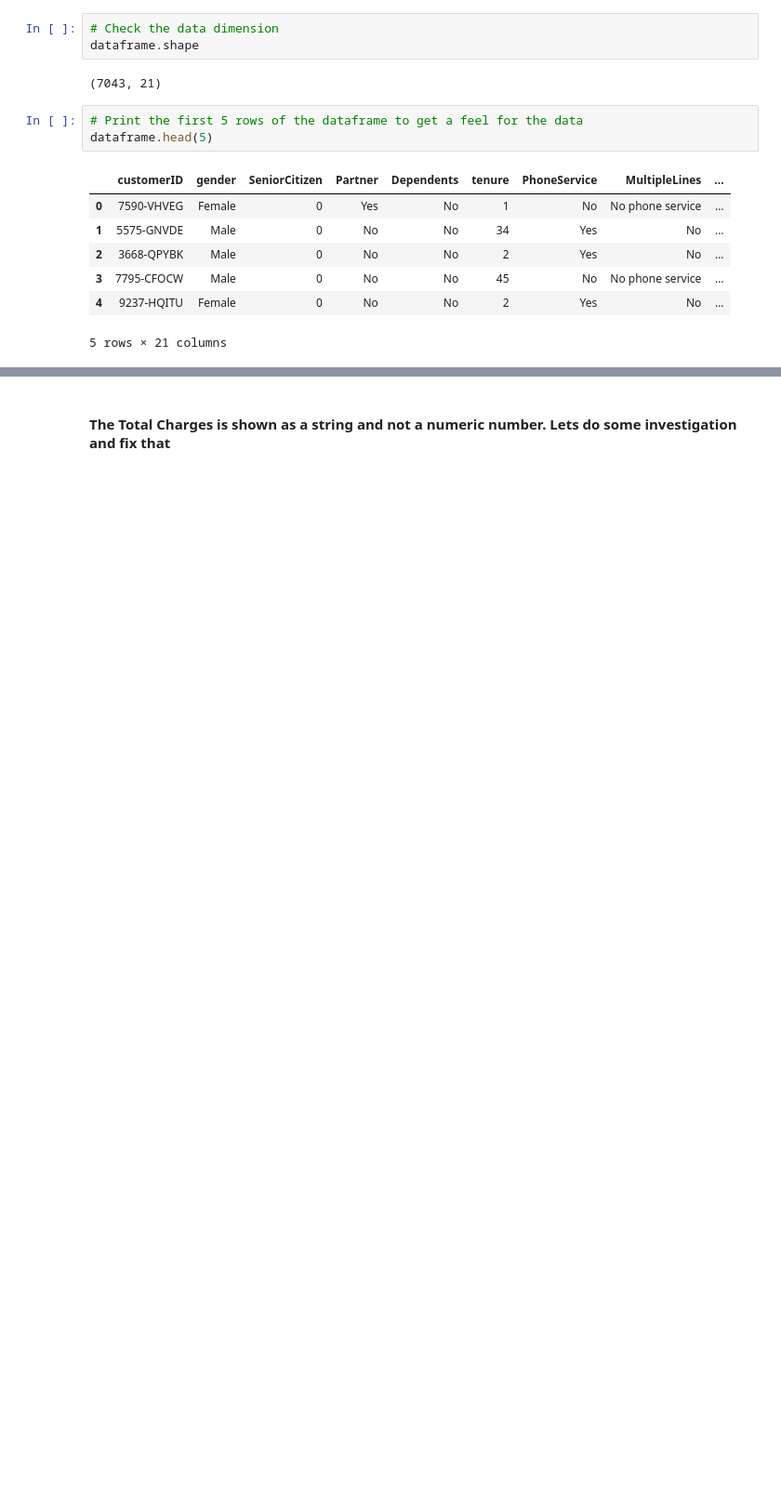
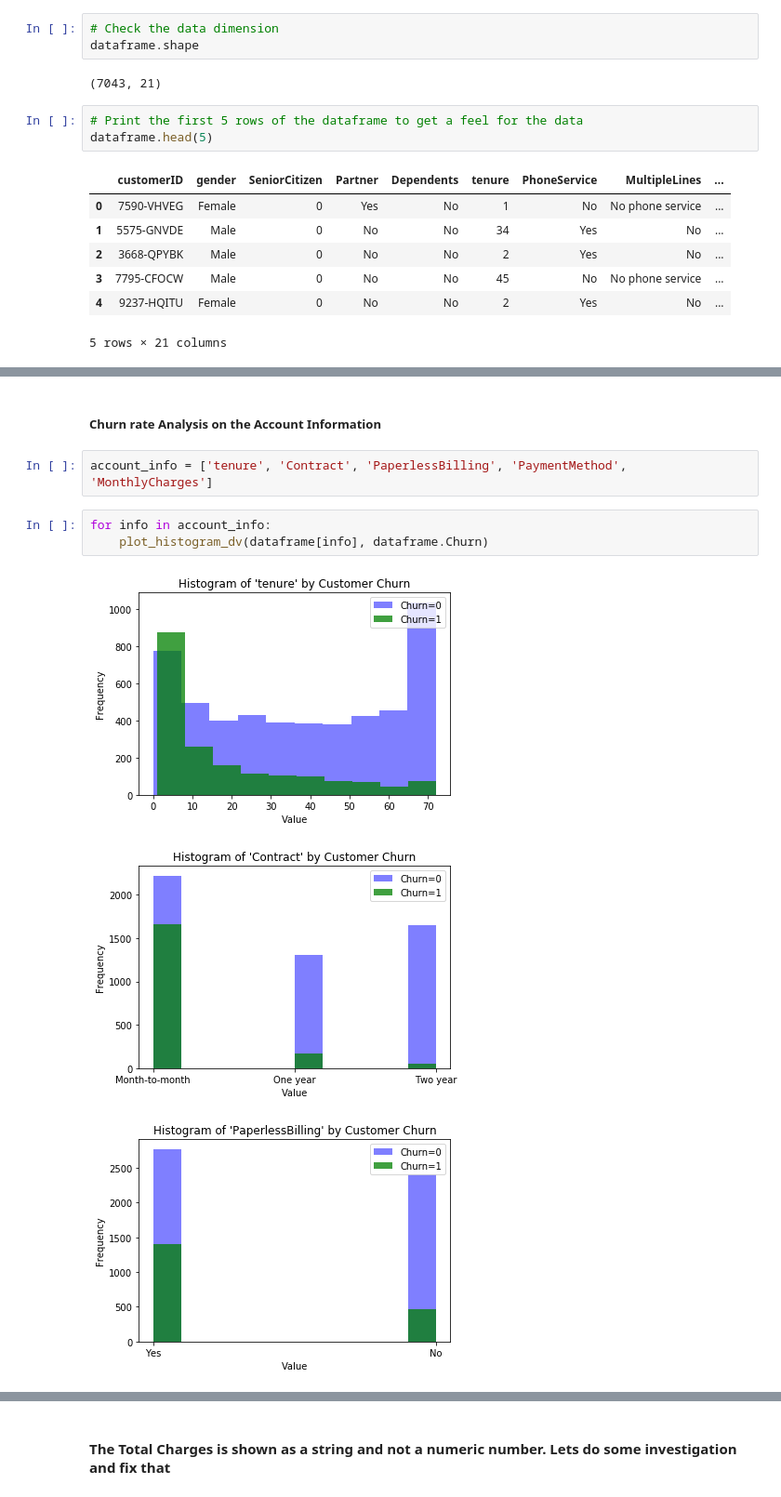
Before and after one commit to vipulpopat/MSCAI_CE4021_Project, a Jupyter notebook: Etivity_18195067.ipynb, the cells around one changed output, grey strips where cells are left out. Shown at 93% size. Drawn from its saved outputs; the diff is of its cells as text; blank space fills up the shorter version.

```diff
--- a/Etivity_18195067.ipynb
+++ b/Etivity_18195067.ipynb
@@ -106,0 +197,11 @@ dataframe.describe(include=['O'])
+# %% [markdown]
+##### Churn rate Analysis on the Account Information
+# %%
+account_info = ['tenure', 'Contract', 'PaperlessBilling', 'PaymentMethod', 'MonthlyCharges']
+# %%
+for info in account_info:
+    plot_histogram_dv(dataframe[info], dataframe.Churn)
+# %% [output]
+[figure, added]
+[figure, added]
+[figure, added]
```
Also changed, not shown: parts of 52 cells of this notebook.
